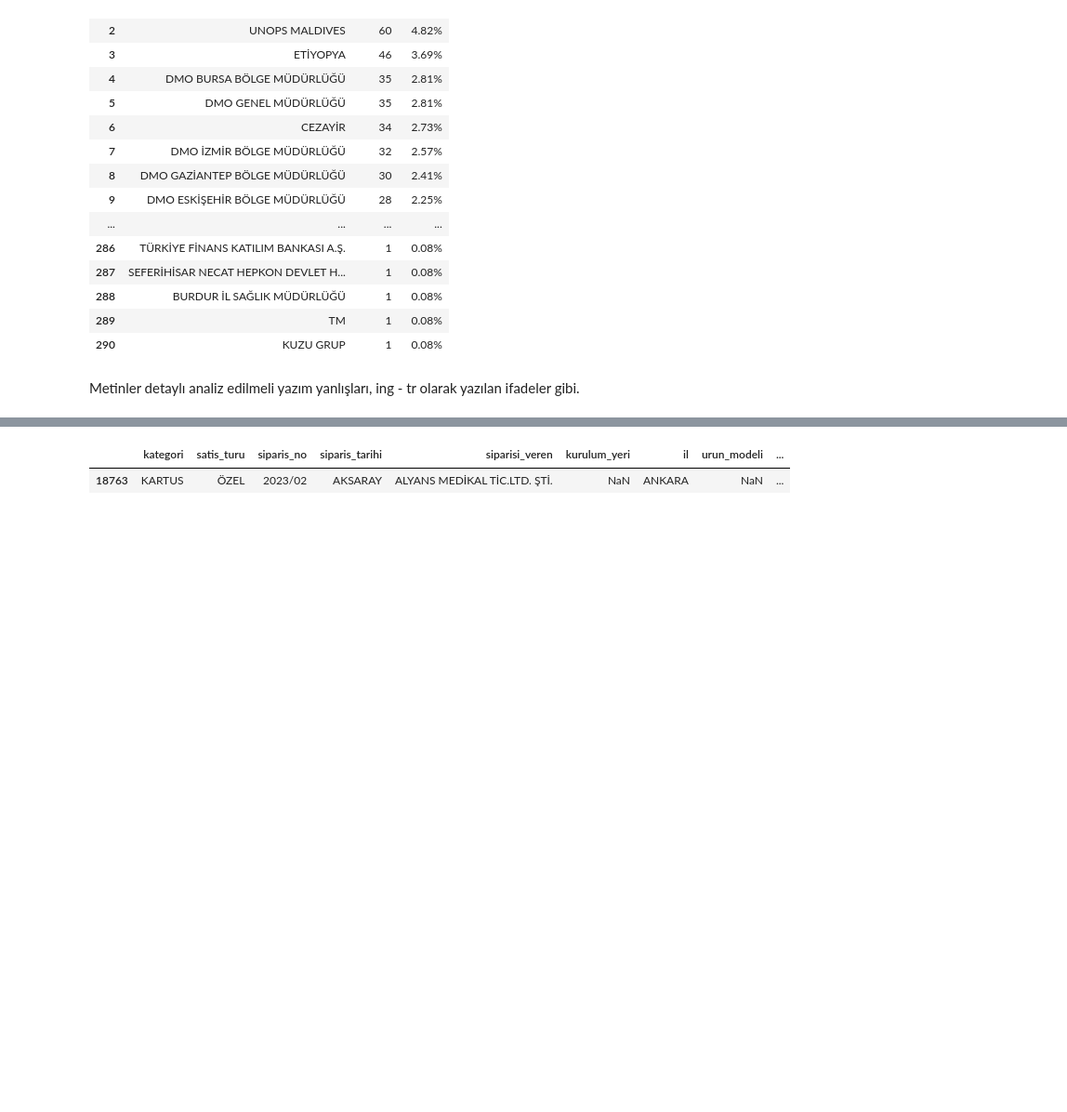
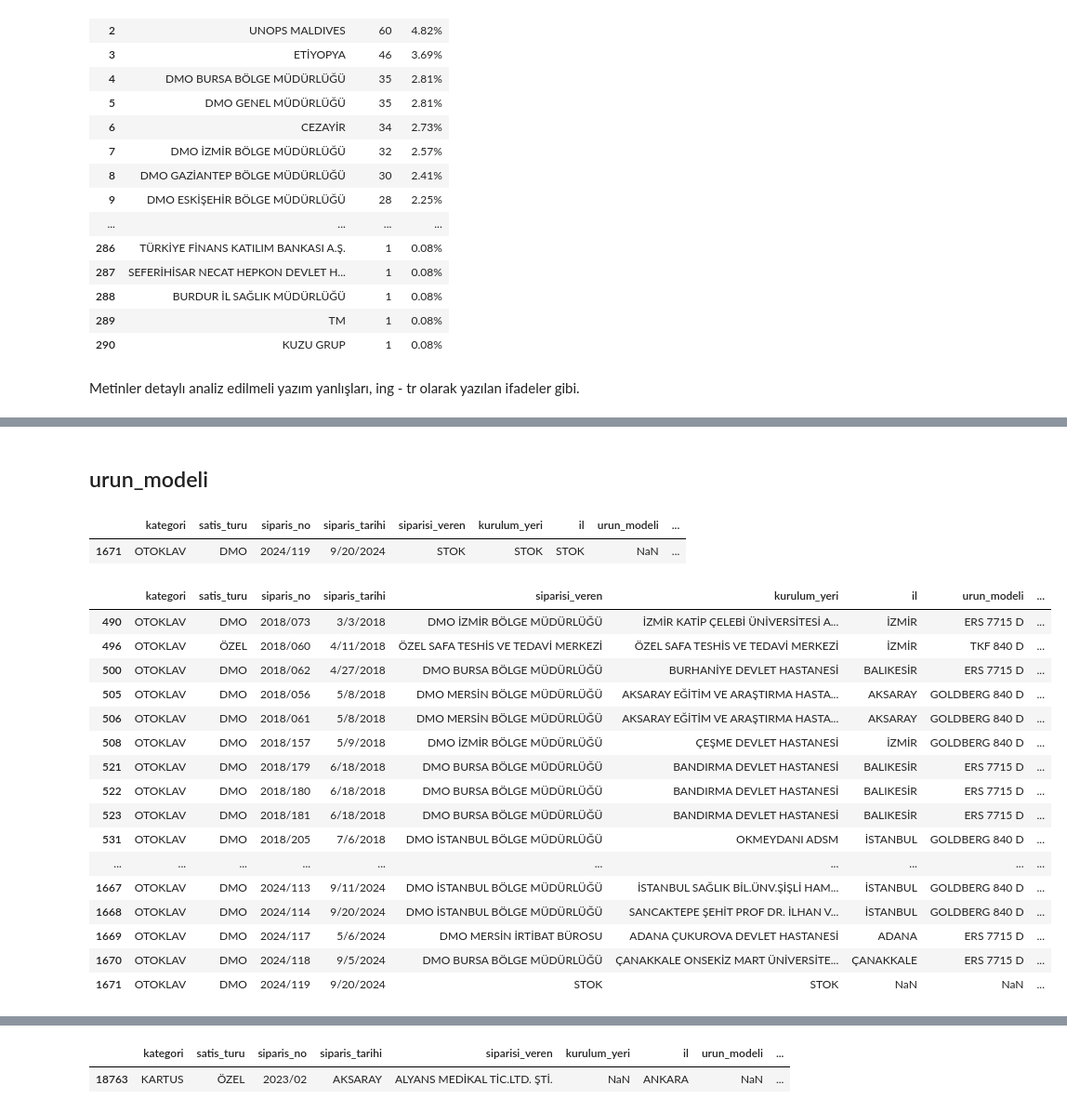
Before and after one commit to Duygu-Jones/LLM_Playground, a Jupyter notebook: 01_EDA/KATEGORILER/01_Otoklav_Oksijen/FNur/FNUR_EDA_NOTEBOOK_OTOKLAV_OKSIJEN_SATIS.ipynb, the cells around one changed output, grey strips where cells are left out. Shown at 93% size. Cells and saved outputs as stored; diff of their text form; code cells hidden in the pictures; blank space fills up the shorter version.

Commit message:
eda_otoklav_devam(Fnur_01)

```diff
--- a/01_EDA/KATEGORILER/01_Otoklav_Oksijen/FNur/FNUR_EDA_NOTEBOOK_OTOKLAV_OKSIJEN_SATIS.ipynb
+++ b/01_EDA/KATEGORILER/01_Otoklav_Oksijen/FNur/FNUR_EDA_NOTEBOOK_OTOKLAV_OKSIJEN_SATIS.ipynb
@@ -965,0 +678,17 @@ df[df['siparis_no'] == '2018/037']
+# %%
+def temizle_kurulum_yeri(df_kategori):
+    # Kurulum yeri sütununda genel düzeltmeler
+    df_kategori['kurulum_yeri'] = df_kategori['kurulum_yeri'].str.replace('VEARAŞTIRMA', 'VE ARAŞTIRMA')
+    df_kategori['kurulum_yeri'] = df_kategori['kurulum_yeri'].str.replace(r'\bHASTAN\b', 'HASTANESİ', regex=True)
+    df_kategori['kurulum_yeri'] = df_kategori['kurulum_yeri'].str.replace('MME LLC', 'MME, LLC')
+    df_kategori['kurulum_yeri'] = df_kategori['kurulum_yeri'].str.replace('MODERN MEDİCAL', 'MODERN MEDİKAL')
+    df_kategori['kurulum_yeri'] = df_kategori['kurulum_yeri'].str.replace('ŞİŞLİ SARIYER HAMİDİYE EFTAL EĞİTİM VE ARAŞTIRMA HASTANESİ', 'ŞİŞLİ HAMİDİYE EFTAL EĞİTİM VE ARAŞTIRMA HASTANESİ')
+    df_kategori['kurulum_yeri'] = df_kategori['kurulum_yeri'].str.replace('ANKARA SAĞLIK BİLİMLERİ ÜNİVERSİTESİ GÜLHANE DİŞ HEKİMLİĞİ FAKÜLTESİ', 'GÜLHANE EĞİTİM VE ARAŞTIRMA HASTANESİ')
+    df_kategori['kurulum_yeri'] = df_kategori['kurulum_yeri'].str.replace('MME,LLC(MED LOGİSTİCS)', 'MME, LLC')
+    df_kategori['kurulum_yeri'] = df_kategori['kurulum_yeri'].str.replace('MME, LLC,ALEXANDER', 'MME, LLC')
+    df_kategori['kurulum_yeri'] = df_kategori['kurulum_yeri'].str.replace('İSTANBUL GÖZTEPE PROF. DR. SÜLEYMAN YALÇIN ŞEHİR HASTANESİ', 'GÖZTEPE PROF SÜLEYMAN YALÇINŞEHİR HASTANESİ')
+    df_kategori['kurulum_yeri'] = df_kategori['kurulum_yeri'].str.replace('İSTANBUL İL SAĞLIK MÜDÜRLÜĞÜ HASEKİ EĞİTİM VE ARAŞTIRMA HASTANESİ', 'HASEKİ EĞİTİM VE ARAŞTIRMA HASTANESİ')
+    df_kategori['kurulum_yeri'] = df_kategori['kurulum_yeri'].str.replace('SANCAKTEPE PROF. DR. İLHAN VARANK EĞİTİM VE ARAŞTIRMA HASTANESİ (ÇEKMEKÖY)', 'SANCAKTEPE ŞEHİT PROF DR. İLHAN VARANK EĞİTİM ARAŞTIRMA HASTANESİ')
+    df_kategori['kurulum_yeri'] = df_kategori['kurulum_yeri'].str.replace('KEÇİÖREN EĞİTİM VE ARAŞTIRMA HASTANESİ', 'KEÇİÖREN EĞİTİM ARAŞTIRMA HASTANESİ')
+
+    return df_kategori
@@ -965,0 +698,2 @@ df[df['siparis_no'] == '2018/037']
+# %%
+df_kategori = temizle_kurulum_yeri(df_kategori)
@@ -965,0 +764,6 @@ df[df['siparis_no'] == '2018/037']
+# %%
+# BİOKAN MEDİKAL	KAYSERİ de
+df_kategori.loc[1653, 'il'] = 'KAYSERİ'
+
+# KONUM BİLGİSİ YOKTU
+df_kategori.loc[1671, 'il'] = 'STOK'
@@ -965,0 +814,2 @@ df[df['siparis_no'] == '2018/037']
+# %%
+df_kategori = temizle_il_ve_ulke_isimleri(df_kategori)
@@ -965,0 +852,27 @@ df[df['siparis_no'] == '2018/037']
+# %% [markdown]
+## urun_modeli
+# %%
+df_kategori[df_kategori['urun_modeli'].isna()]
+# %% [output]
+|  | kategori | satis_turu | siparis_no | siparis_tarihi | siparisi_veren | kurulum_yeri | il | urun_modeli | ... |
+| 1671 | OTOKLAV | DMO | 2024/119 | 9/20/2024 | STOK | STOK | STOK | NaN | ... |
+# %%
+df_kategori[df_kategori['urun_adi'] == '840 LT ÇİFT KAPILI OTOKLAV CİHAZI']
+# %% [output]
+|  | kategori | satis_turu | siparis_no | siparis_tarihi | siparisi_veren | kurulum_yeri | il | urun_modeli | ... |
+| 490 | OTOKLAV | DMO | 2018/073 | 3/3/2018 | DMO İZMİR BÖLGE MÜDÜRLÜĞÜ | İZMİR KATİP ÇELEBİ ÜNİVERSİTESİ A... | İZMİR | ERS 7715 D | ... |
+| 496 | OTOKLAV | ÖZEL | 2018/060 | 4/11/2018 | ÖZEL SAFA TESHİS VE TEDAVİ MERKEZİ | ÖZEL SAFA TESHİS VE TEDAVİ MERKEZİ | İZMİR | TKF 840 D | ... |
+| 500 | OTOKLAV | DMO | 2018/062 | 4/27/2018 | DMO BURSA BÖLGE MÜDÜRLÜĞÜ | BURHANİYE DEVLET HASTANESİ | BALIKESİR | ERS 7715 D | ... |
+| 505 | OTOKLAV | DMO | 2018/056 | 5/8/2018 | DMO MERSİN BÖLGE MÜDÜRLÜĞÜ | AKSARAY EĞİTİM VE ARAŞTIRMA HASTA... | AKSARAY | GOLDBERG 840 D | ... |
+| 506 | OTOKLAV | DMO | 2018/061 | 5/8/2018 | DMO MERSİN BÖLGE MÜDÜRLÜĞÜ | AKSARAY EĞİTİM VE ARAŞTIRMA HASTA... | AKSARAY | GOLDBERG 840 D | ... |
+| 508 | OTOKLAV | DMO | 2018/157 | 5/9/2018 | DMO İZMİR BÖLGE MÜDÜRLÜĞÜ | ÇEŞME DEVLET HASTANESİ | İZMİR | GOLDBERG 840 D | ... |
+| 521 | OTOKLAV | DMO | 2018/179 | 6/18/2018 | DMO BURSA BÖLGE MÜDÜRLÜĞÜ | BANDIRMA DEVLET HASTANESİ | BALIKESİR | ERS 7715 D | ... |
+| 522 | OTOKLAV | DMO | 2018/180 | 6/18/2018 | DMO BURSA BÖLGE MÜDÜRLÜĞÜ | BANDIRMA DEVLET HASTANESİ | BALIKESİR | ERS 7715 D | ... |
+| 523 | OTOKLAV | DMO | 2018/181 | 6/18/2018 | DMO BURSA BÖLGE MÜDÜRLÜĞÜ | BANDIRMA DEVLET HASTANESİ | BALIKESİR | ERS 7715 D | ... |
+| 531 | OTOKLAV | DMO | 2018/205 | 7/6/2018 | DMO İSTANBUL BÖLGE MÜDÜRLÜĞÜ | OKMEYDANI ADSM | İSTANBUL | GOLDBERG 840 D | ... |
+| ... | ... | ... | ... | ... | ... | ... | ... | ... | ... |
+| 1667 | OTOKLAV | DMO | 2024/113 | 9/11/2024 | DMO İSTANBUL BÖLGE MÜDÜRLÜĞÜ | İSTANBUL SAĞLIK BİL.ÜNV.ŞİŞLİ HAM... | İSTANBUL | GOLDBERG 840 D | ... |
+| 1668 | OTOKLAV | DMO | 2024/114 | 9/20/2024 | DMO İSTANBUL BÖLGE MÜDÜRLÜĞÜ | SANCAKTEPE ŞEHİT PROF DR. İLHAN V... | İSTANBUL | GOLDBERG 840 D | ... |
+| 1669 | OTOKLAV | DMO | 2024/117 | 5/6/2024 | DMO MERSİN İRTİBAT BÜROSU | ADANA ÇUKUROVA DEVLET HASTANESİ | ADANA | ERS 7715 D | ... |
+| 1670 | OTOKLAV | DMO | 2024/118 | 9/5/2024 | DMO BURSA BÖLGE MÜDÜRLÜĞÜ | ÇANAKKALE ONSEKİZ MART ÜNİVERSİTE... | ÇANAKKALE | ERS 7715 D | ... |
+| 1671 | OTOKLAV | DMO | 2024/119 | 9/20/2024 | STOK | STOK | NaN | NaN | ... |
```
Also changed, not shown: parts of 74 cells of this notebook.
